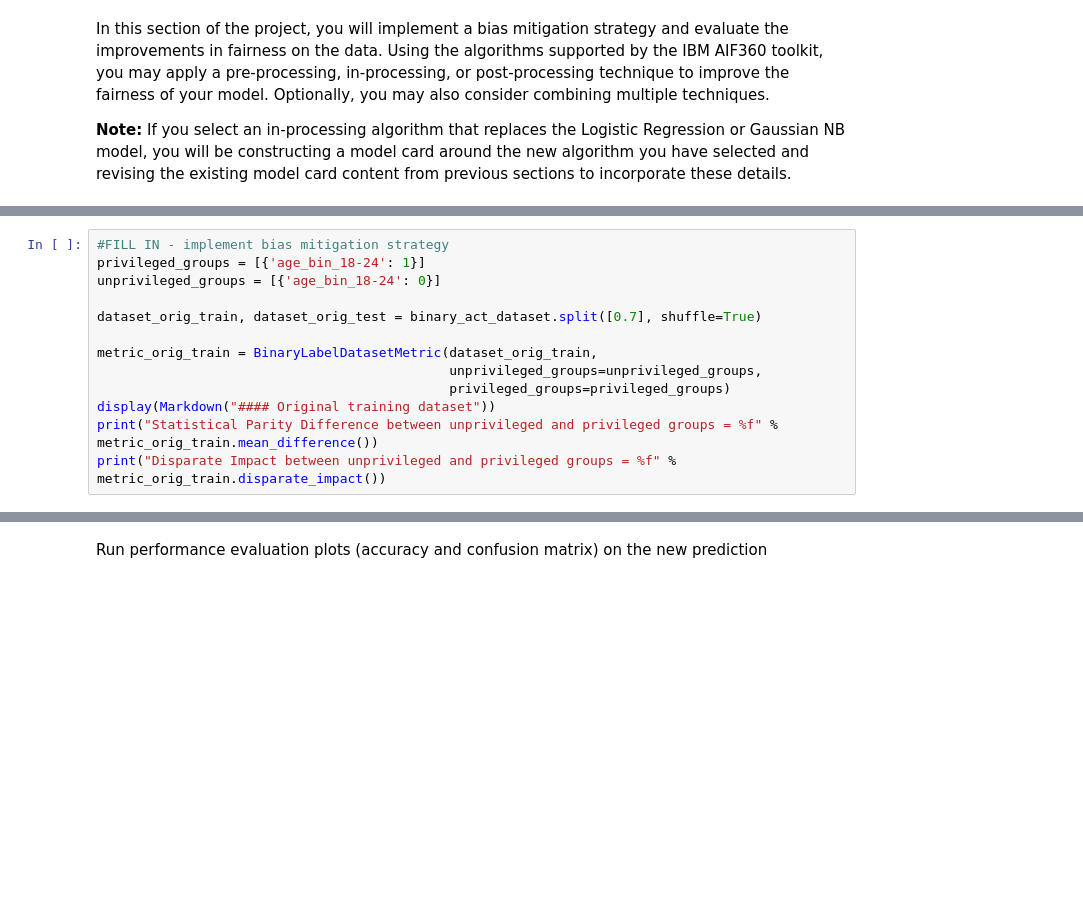
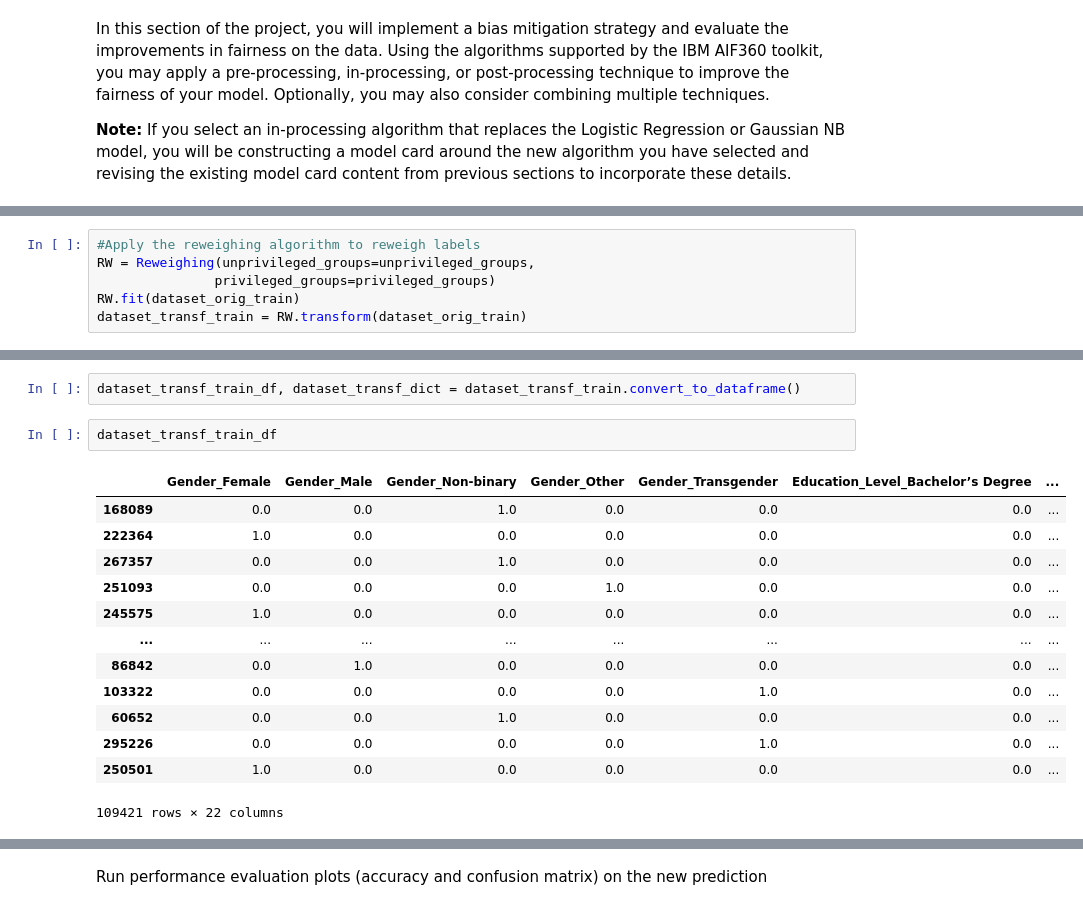
Before and after one commit to waxa2/ai_ethics, a Jupyter notebook: AI Ethics Project -- STARTER.ipynb, the cells around one changed output, grey strips where cells are left out. Cells and saved outputs as stored; diff of their text form; blank space fills up the shorter version.

```diff
--- a/AI Ethics Project -- STARTER.ipynb
+++ b/AI Ethics Project -- STARTER.ipynb
@@ -709,13 +708,0 @@ Disparate Impact between unprivileged and privileged groups = 0.331964
-# %%
-#FILL IN - implement bias mitigation strategy
-privileged_groups = [{'age_bin_18-24': 1}]
-unprivileged_groups = [{'age_bin_18-24': 0}]
-
-dataset_orig_train, dataset_orig_test = binary_act_dataset.split([0.7], shuffle=True)
-
-metric_orig_train = BinaryLabelDatasetMetric(dataset_orig_train,
-                                             unprivileged_groups=unprivileged_groups,
-                                             privileged_groups=privileged_groups)
-display(Markdown("#### Original training dataset"))
-print("Statistical Parity Difference between unprivileged and privileged groups = %f" % metric_orig_train.mean_difference())
-print("Disparate Impact between unprivileged and privileged groups = %f" % metric_orig_train.disparate_impact())
@@ -738,0 +709,6 @@ Achieving the best possible accuracy and best-balanced accuracy are not the targ
+# %%
+#Apply the reweighing algorithm to reweigh labels
+RW = Reweighing(unprivileged_groups=unprivileged_groups,
+               privileged_groups=privileged_groups)
+RW.fit(dataset_orig_train)
+dataset_transf_train = RW.transform(dataset_orig_train)
@@ -738,0 +737,18 @@ Achieving the best possible accuracy and best-balanced accuracy are not the targ
+# %%
+dataset_transf_train_df, dataset_transf_dict = dataset_transf_train.convert_to_dataframe()
+# %%
+dataset_transf_train_df
+# %% [output]
+|  | Gender_Female | Gender_Male | Gender_Non-binary | Gender_Other | Gender_Transgender | Education_Level_Bachelor’s Degree | ... |
+| 168089 | 0.0 | 0.0 | 1.0 | 0.0 | 0.0 | 0.0 | ... |
+| 222364 | 1.0 | 0.0 | 0.0 | 0.0 | 0.0 | 0.0 | ... |
+| 267357 | 0.0 | 0.0 | 1.0 | 0.0 | 0.0 | 0.0 | ... |
+| 251093 | 0.0 | 0.0 | 0.0 | 1.0 | 0.0 | 0.0 | ... |
+| 245575 | 1.0 | 0.0 | 0.0 | 0.0 | 0.0 | 0.0 | ... |
+| ... | ... | ... | ... | ... | ... | ... | ... |
+| 86842 | 0.0 | 1.0 | 0.0 | 0.0 | 0.0 | 0.0 | ... |
+| 103322 | 0.0 | 0.0 | 0.0 | 0.0 | 1.0 | 0.0 | ... |
+| 60652 | 0.0 | 0.0 | 1.0 | 0.0 | 0.0 | 0.0 | ... |
+| 295226 | 0.0 | 0.0 | 0.0 | 0.0 | 1.0 | 0.0 | ... |
+| 250501 | 1.0 | 0.0 | 0.0 | 0.0 | 0.0 | 0.0 | ... |
+109421 rows × 22 columns
```
Also changed, not shown: parts of 22 cells of this notebook, 1 other file.
